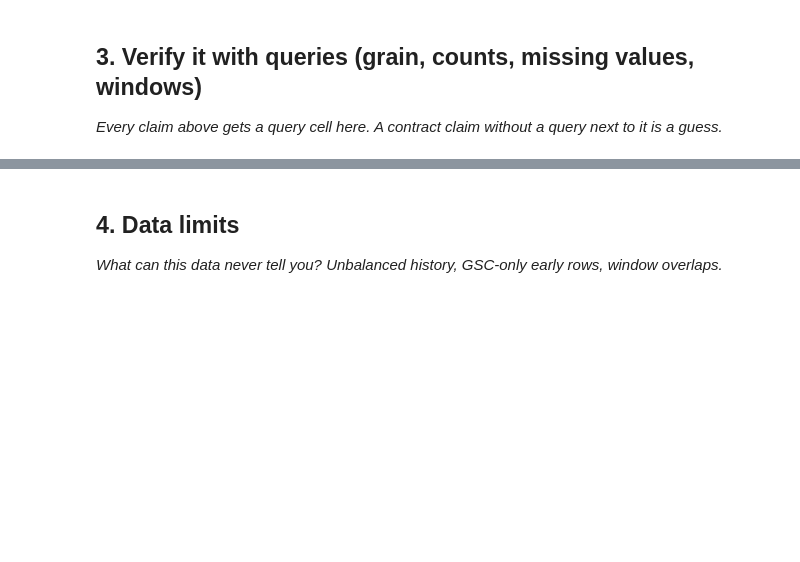
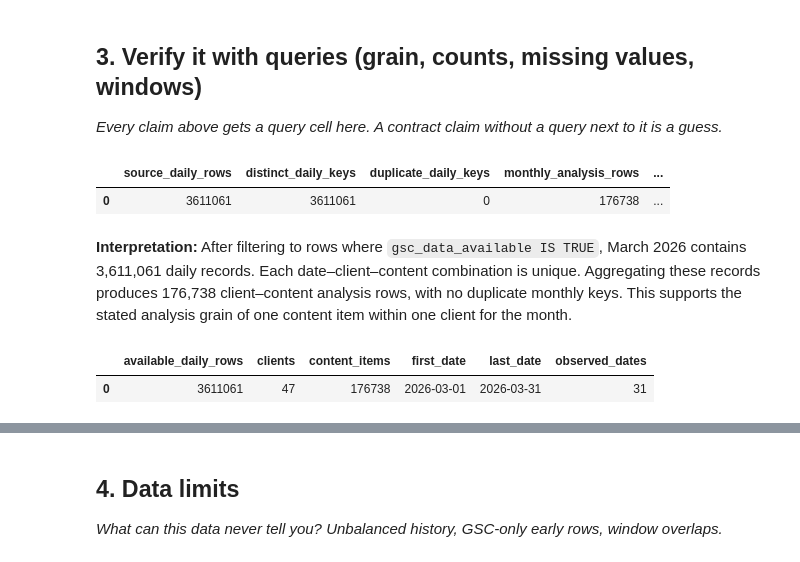
Before and after one commit to s-araromi/flyrank-ml-internship-sulaimon, a Jupyter notebook: work/notebooks/w03_data_contract.ipynb, the cells around one changed output, grey strips where cells are left out. Drawn from its saved outputs; the diff is of its cells as text; code cells hidden in the pictures; blank space fills up the shorter version.

```diff
--- a/work/notebooks/w03_data_contract.ipynb
+++ b/work/notebooks/w03_data_contract.ipynb
@@ -29,0 +158,80 @@ This skeleton is yours to fill. Work the sections **in order** — each one has
+# %%
+# Verification query 1 of 3: prove the data grain
+grain_query = f"""
+WITH march_source AS (
+    SELECT
+        CAST(report_date AS DATE) AS report_date,
+        client_hash_id,
+        content_hash_id
+    FROM {MARCH}
+    WHERE gsc_data_available IS TRUE
+),
+daily_duplicates AS (
+    SELECT
+        report_date,
+        client_hash_id,
+        content_hash_id,
+        COUNT(*) AS row_count
+    FROM march_source
+    GROUP BY 1, 2, 3
+    HAVING COUNT(*) > 1
+),
+monthly_slice AS (
+    SELECT
+        client_hash_id,
+        content_hash_id
+    FROM march_source
+    GROUP BY 1, 2
+),
+monthly_duplicates AS (
+    SELECT
+        client_hash_id,
+        content_hash_id,
+        COUNT(*) AS row_count
+    FROM monthly_slice
+    GROUP BY 1, 2
+    HAVING COUNT(*) > 1
+)
+SELECT
+    (SELECT COUNT(*) FROM march_source) AS source_daily_rows,
+    (
+        SELECT COUNT(*)
+        FROM (
+            SELECT DISTINCT
+                report_date,
+                client_hash_id,
+                content_hash_id
+            FROM march_source
+        )
+    ) AS distinct_daily_keys,
+    (SELECT COUNT(*) FROM daily_duplicates) AS duplicate_daily_keys,
+    (SELECT COUNT(*) FROM monthly_slice) AS monthly_analysis_rows,
+    (SELECT COUNT(*) FROM monthly_duplicates) AS duplicate_monthly_keys
+"""
+
+grain_result = con.execute(grain_query).fetchdf()
+grain_result
+# %% [output]
+|  | source_daily_rows | distinct_daily_keys | duplicate_daily_keys | monthly_analysis_rows | ... |
+| 0 | 3611061 | 3611061 | 0 | 176738 | ... |
+# %% [markdown]
+**Interpretation:** After filtering to rows where `gsc_data_available IS TRUE`, March 2026 contains 3,611,061 daily records. Each date–client–content combination is unique. Aggregating these records produces 176,738 client–content analysis rows, with no duplicate monthly keys. This supports the stated analysis grain of one content item within one client for the month.
+# %%
+# Verification query 2 of 3: verify the slice size and date span
+slice_query = f"""
+SELECT
+    COUNT(*) AS available_daily_rows,
+    COUNT(DISTINCT client_hash_id) AS clients,
+    COUNT(DISTINCT content_hash_id) AS content_items,
+    MIN(CAST(report_date AS DATE)) AS first_date,
+    MAX(CAST(report_date AS DATE)) AS last_date,
+    COUNT(DISTINCT CAST(report_date AS DATE)) AS observed_dates
+FROM {MARCH}
+WHERE gsc_data_available IS TRUE
+"""
+
+slice_result = con.execute(slice_query).fetchdf()
+slice_result
+# %% [output]
+|  | available_daily_rows | clients | content_items | first_date | last_date | observed_dates |
+| 0 | 3611061 | 47 | 176738 | 2026-03-01 | 2026-03-31 | 31 |
```
Also changed, not shown: parts of 21 cells of this notebook.
